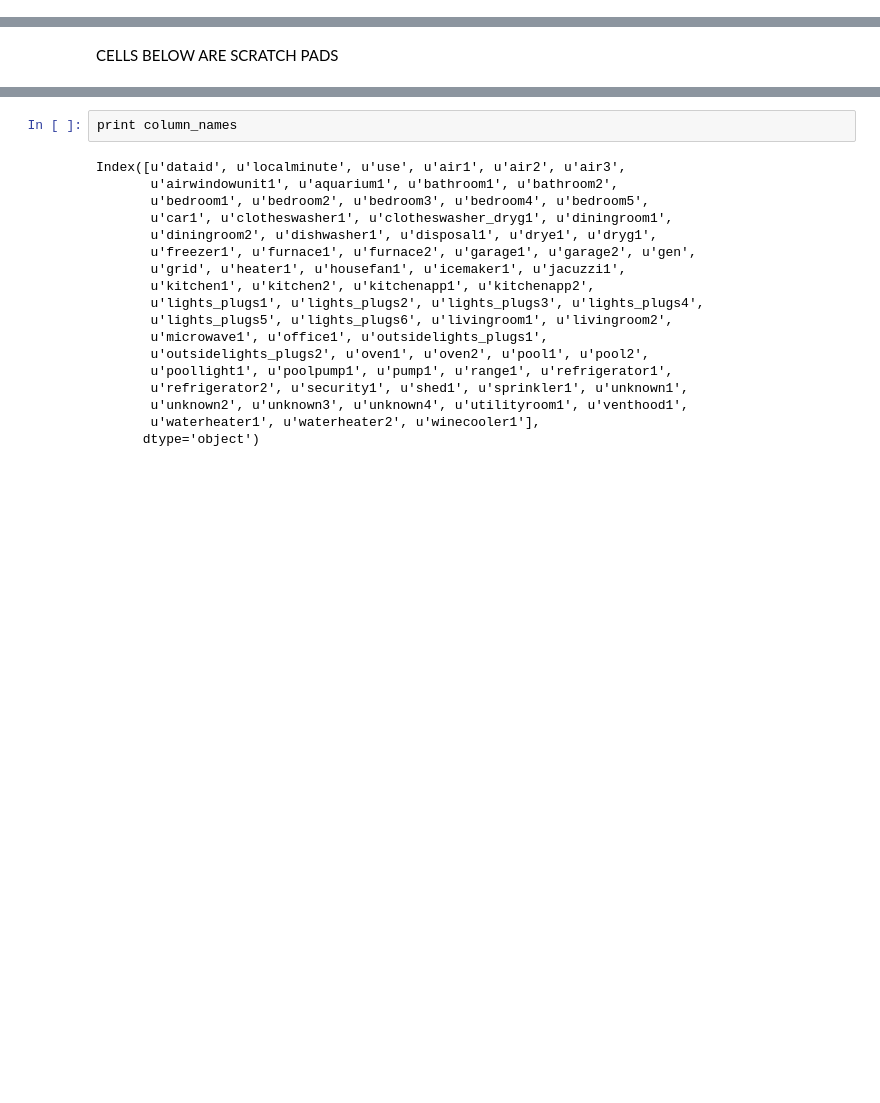
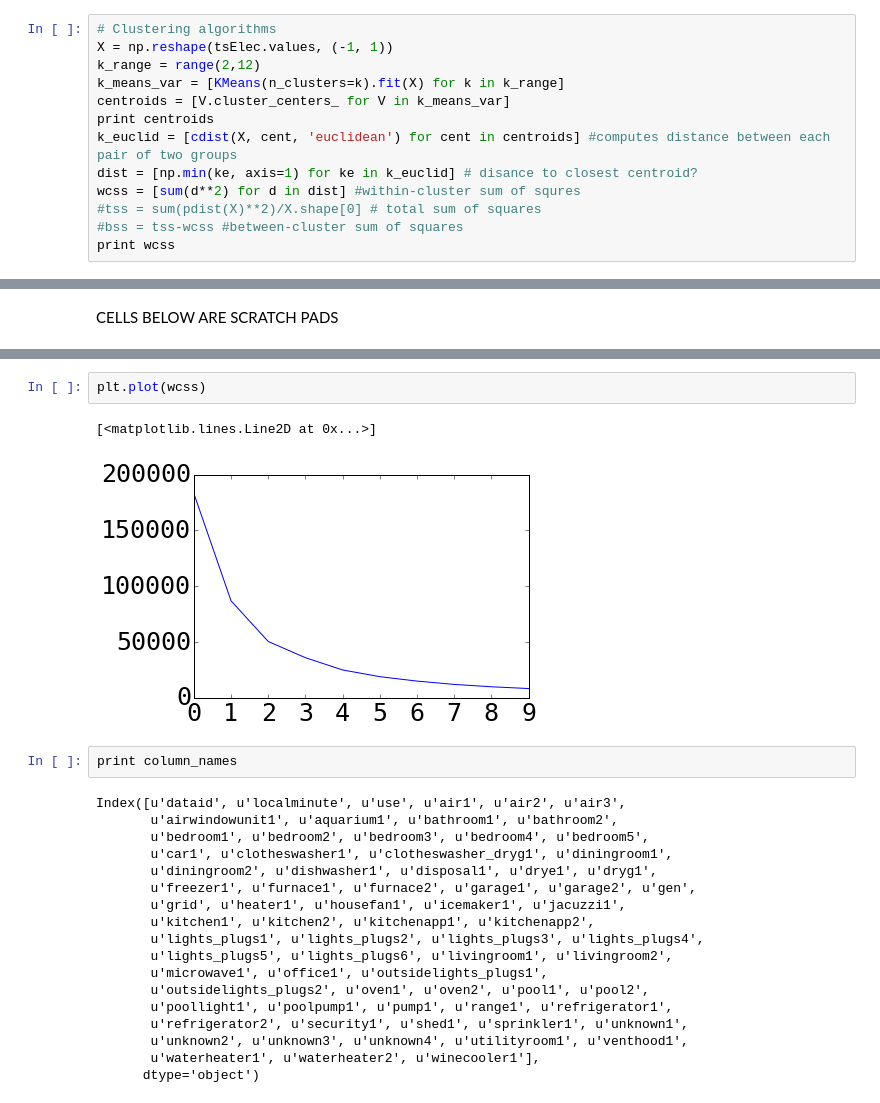
Before and after one commit to lkirch/energy-dashboard, a Jupyter notebook: Python-code/pecan_electricity_processor.ipynb, the cells around one changed output, grey strips where cells are left out. Drawn from its saved outputs; the diff is of its cells as text; blank space fills up the shorter version.

```diff
--- a/Python-code/pecan_electricity_processor.ipynb
+++ b/Python-code/pecan_electricity_processor.ipynb
@@ -1070,0 +1124,13 @@ print tsFrame[(tsFrame['change'] > 2.5) & (tsFrame['duration'] > 30) & \
+# %%
+# Clustering algorithms
+X = np.reshape(tsElec.values, (-1, 1))
+k_range = range(2,12)
+k_means_var = [KMeans(n_clusters=k).fit(X) for k in k_range]
+centroids = [V.cluster_centers_ for V in k_means_var]
+print centroids
+k_euclid = [cdist(X, cent, 'euclidean') for cent in centroids] #computes distance between each pair of two groups
+dist = [np.min(ke, axis=1) for ke in k_euclid] # disance to closest centroid?
+wcss = [sum(d**2) for d in dist] #within-cluster sum of squres
+#tss = sum(pdist(X)**2)/X.shape[0] # total sum of squares
+#bss = tss-wcss #between-cluster sum of squares
+print wcss
@@ -1101,3 +1165,8 @@ print dfElec[dfElec['drye1'] > 2]
+# %%
+plt.plot(wcss)
+# %% [output]
+[<matplotlib.lines.Line2D at 0x...>]
+[figure, added]
 # %%
 print column_names
 # %% [output]
```
Also changed, not shown: parts of 24 cells of this notebook.
